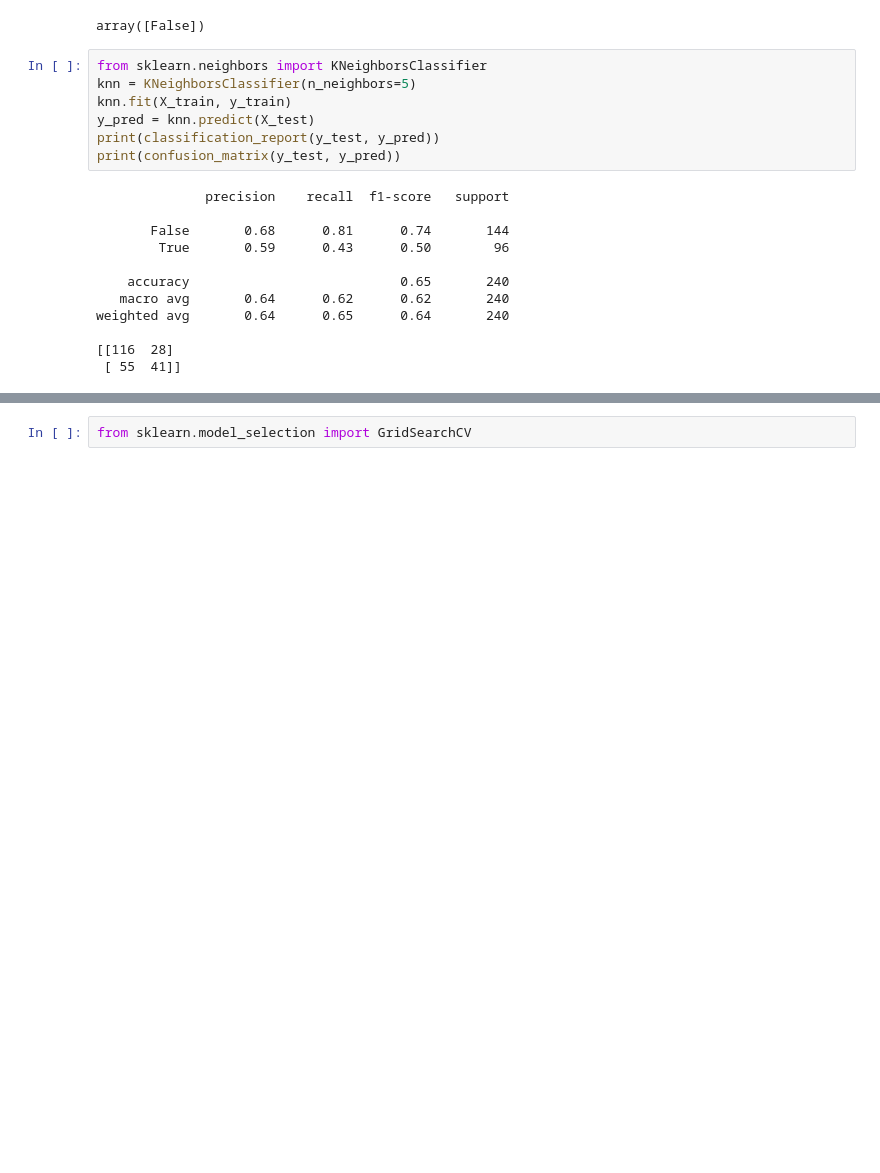
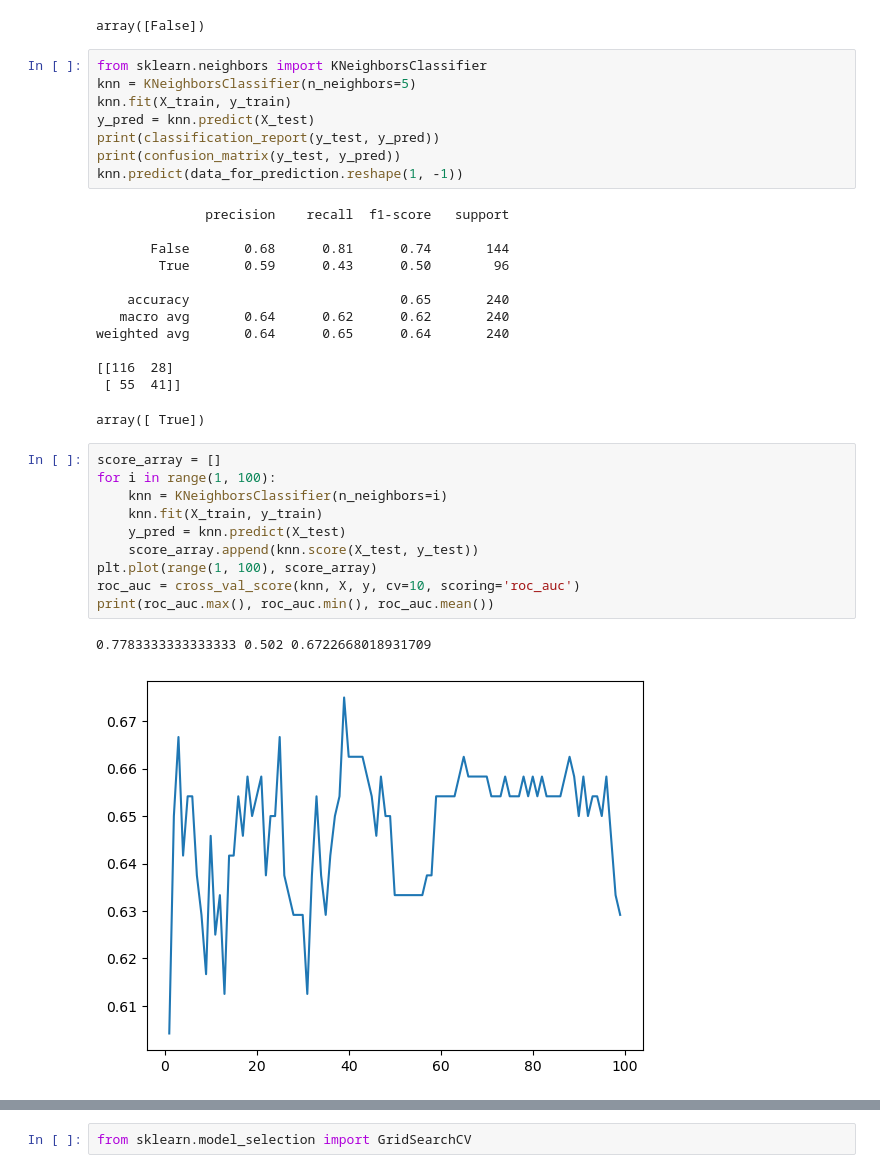
Before and after one commit to sydneycally-inclane-2812/titanic-survival-analysis, a Jupyter notebook: titanicSurvivalAnalysis.ipynb, the cells around one changed output, grey strips where cells are left out. Drawn from its saved outputs; the diff is of its cells as text; blank space fills up the shorter version.

```diff
--- a/titanicSurvivalAnalysis.ipynb
+++ b/titanicSurvivalAnalysis.ipynb
@@ -751,6 +779,7 @@ knn.fit(X_train, y_train)
 y_pred = knn.predict(X_test)
 print(classification_report(y_test, y_pred))
 print(confusion_matrix(y_test, y_pred))
+knn.predict(data_for_prediction.reshape(1, -1))
 # %% [output]
               precision    recall  f1-score   support
 
@@ -763,6 +792,20 @@ weighted avg       0.64      0.65      0.64       240
 
 [[116  28]
  [ 55  41]]
+array([ True])
+# %%
+score_array = []
+for i in range(1, 100):
+    knn = KNeighborsClassifier(n_neighbors=i)
+    knn.fit(X_train, y_train)
+    y_pred = knn.predict(X_test)
+    score_array.append(knn.score(X_test, y_test))
+plt.plot(range(1, 100), score_array)
+roc_auc = cross_val_score(knn, X, y, cv=10, scoring='roc_auc')
+print(roc_auc.max(), roc_auc.min(), roc_auc.mean())
+# %% [output]
+0.7783333333333333 0.502 0.6722668018931709
+[figure, added]
 # %%
 from sklearn.ensemble import GradientBoostingClassifier
 gbc = GradientBoostingClassifier(n_estimators=300, learning_rate=1.0, max_depth=1, random_state=0)
```
Also changed, not shown: parts of 25 cells of this notebook.
